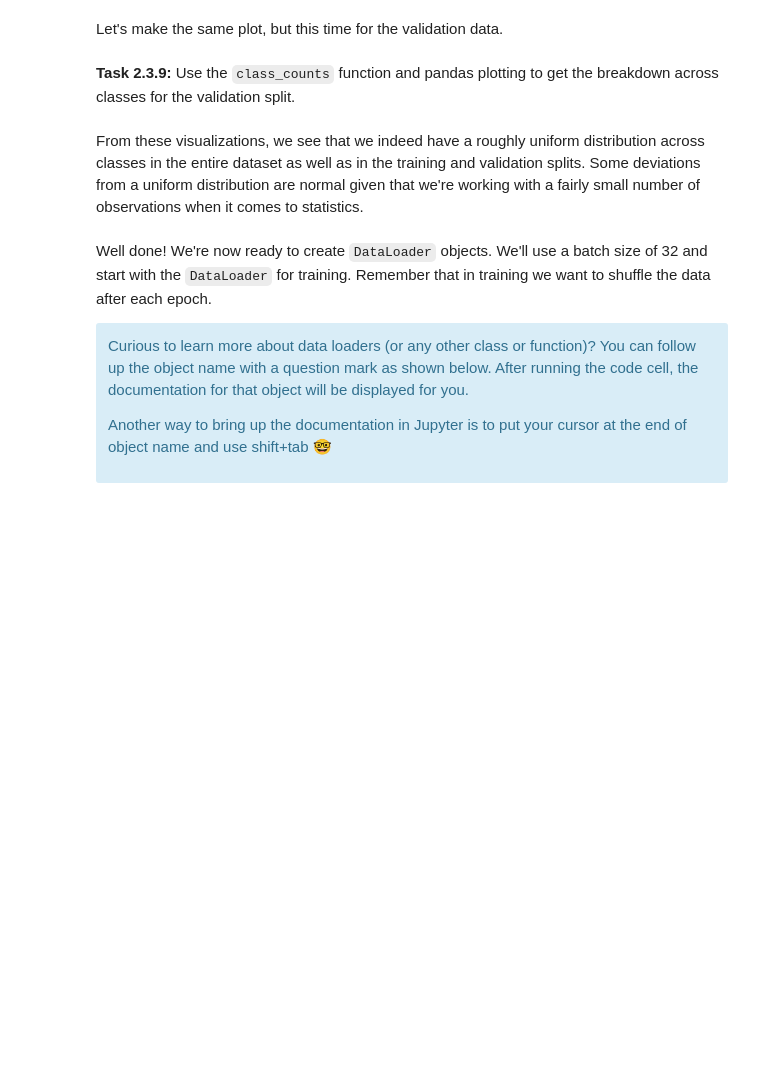
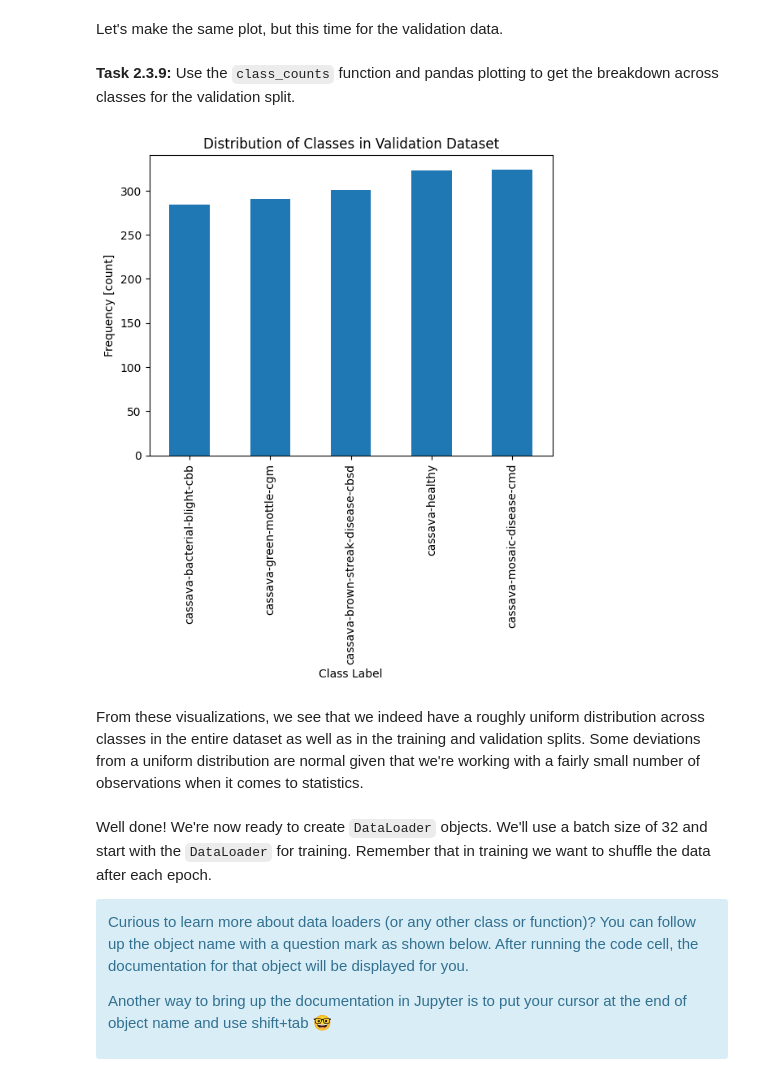
Before and after one commit to maxim-eyengue/WQU-Applied-AI-Lab, a Jupyter notebook: P02_Crop_Disease_Uganda/023-multiclass-classification.ipynb, the cells around one changed output. Cells and saved outputs as stored; diff of their text form; code cells hidden in the pictures; blank space fills up the shorter version.

```diff
--- a/P02_Crop_Disease_Uganda/023-multiclass-classification.ipynb
+++ b/P02_Crop_Disease_Uganda/023-multiclass-classification.ipynb
@@ -214,14 +287,18 @@ Let's make the same plot, but this time for the validation data.
 # %% [markdown]
 **Task 2.3.9:** Use the `class_counts` function and pandas plotting to get the breakdown across classes for the validation split.
 # %%
-val_counts = ...
+# Target classes distribution on validation data
+val_counts = class_counts(dataset = val_dataset)
 
 # Make a bar chart from the function output
+val_counts.sort_values().plot(kind = "bar")
 
 # Add axis labels and title
 plt.xlabel("Class Label")
 plt.ylabel("Frequency [count]")
 plt.title("Distribution of Classes in Validation Dataset");
+# %% [output]
+[figure, added]
 # %% [markdown]
 From these visualizations, we see that we indeed have a roughly uniform distribution across classes in the entire dataset as well as in the training and validation splits. Some deviations from a uniform distribution are normal given that we're working with a fairly small number of observations when it comes to statistics.
 # %% [markdown]
```
Also changed, not shown: parts of 48 cells of this notebook.
